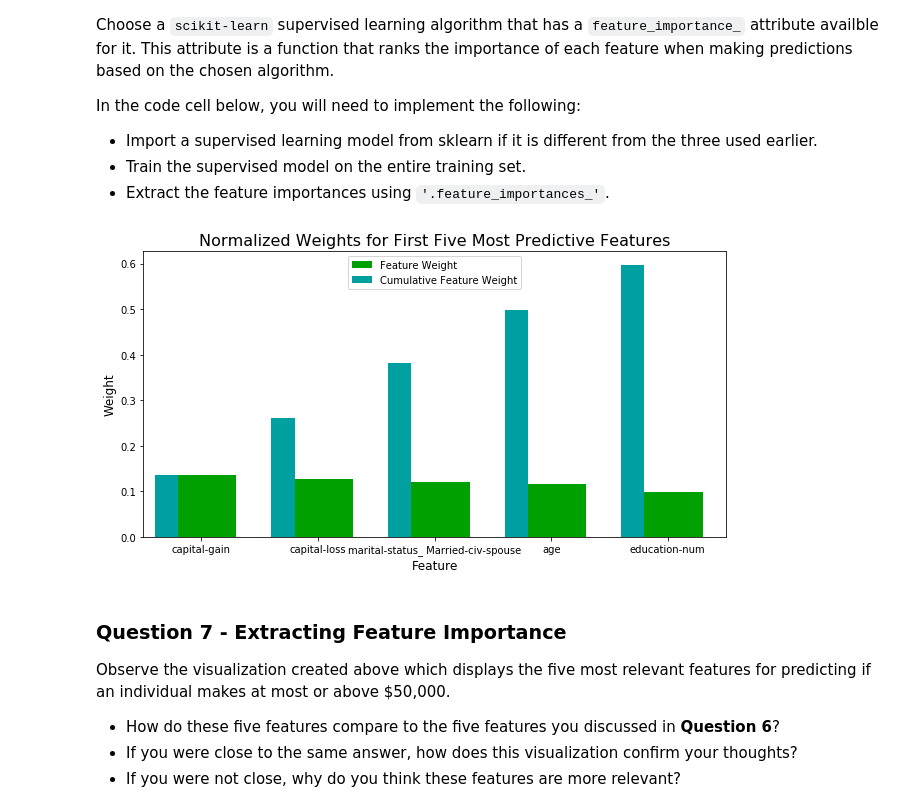
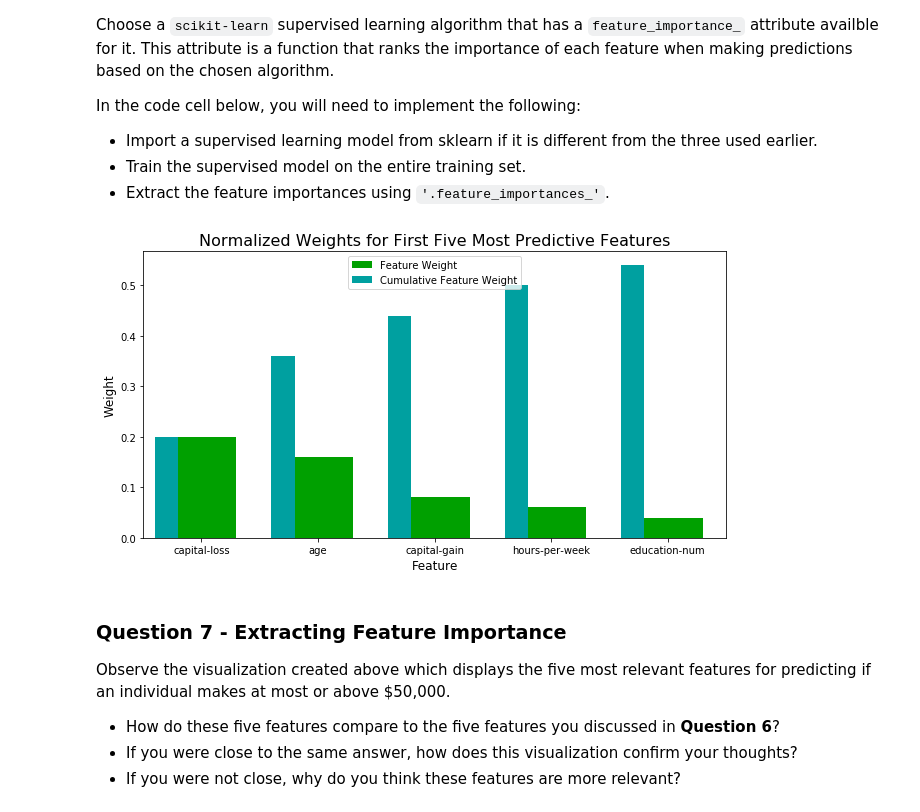
Before and after one commit to wang-zhe/Udacity-Review-Statistics, a Jupyter notebook: finding_donors.ipynb, the cells around one changed output. Cells and saved outputs as stored; diff of their text form; code cells hidden in the pictures.

```diff
--- a/finding_donors.ipynb
+++ b/finding_donors.ipynb
@@ -361,10 +373,8 @@ In the code block below, you will need to implement the following:
    - Make sure that you set the `beta` parameter!
 # %%
 # TODO: Import two metrics from sklearn - fbeta_score and accuracy_score
+from sklearn.metrics import fbeta_score
 from sklearn.metrics import accuracy_score
-from sklearn.metrics import f1_score
-
-from sklearn.metrics import fbeta_score, accuracy_score
 
 def train_predict(learner, sample_size, X_train, y_train, X_test, y_test):
     '''
@@ -381,11 +391,11 @@ def train_predict(learner, sample_size, X_train, y_train, X_test, y_test):
 
     # TODO: Fit the learner to the training data using slicing with 'sample_size' using .fit(training_features[:], training_labels[:])
     start = time() # Get start time
-    learner.fit(X_train[:sample_size],y_train[:sample_size])
+    learner.fit(X_train[:sample_size], y_train[:sample_size])
     end = time() # Get end time
 
     # TODO: Calculate the training time
-    results['train_time'] = end - start
+    results['train_time'] = start - end
 
     # TODO: Get the predictions on the test set(X_test),
     #       then get predictions on the first 300 training samples(X_train) using .predict()
@@ -395,7 +405,7 @@ def train_predict(learner, sample_size, X_train, y_train, X_test, y_test):
     end = time() # Get end time
 
     # TODO: Calculate the total prediction time
-    results['pred_time'] = end - start
+    results['pred_time'] = start - end
 
     # TODO: Compute accuracy on the first 300 training samples which is y_train[:300]
     results['acc_train'] = accuracy_score(y_train[:300], predictions_train)
@@ -404,10 +414,10 @@ def train_predict(learner, sample_size, X_train, y_train, X_test, y_test):
     results['acc_test'] = accuracy_score(y_test, predictions_test)
 
     # TODO: Compute F-score on the the first 300 training samples using fbeta_score()
-    results['f_train'] = fbeta_score(y_train[:300], predictions_train, 0.5)
+    results['f_train'] = fbeta_score(y_train[:300], predictions_train, beta=0.5)
 
     # TODO: Compute F-score on the test set which is y_test
-    results['f_test'] = fbeta_score(y_test, predictions_test, 0.5)
+    results['f_test'] = fbeta_score(y_test, predictions_test, beta=.5)
 
     # Success
     print("{} trained on {} samples.".format(learner.__class__.__name__, sample_size))
@@ -427,22 +437,30 @@ In the code cell, you will need to implement the following:
 **Note:** Depending on which algorithms you chose, the following implementation may take some time to run!
 # %%
 # TODO: Import the three supervised learning models from sklearn
+from sklearn.naive_bayes import GaussianNB
+from sklearn.ensemble import AdaBoostClassifier
 from sklearn.tree import DecisionTreeClassifier
+from sklearn.ensemble import RandomForestClassifier
 from sklearn.svm import SVC
 from sklearn.linear_model import LogisticRegression
+from sklearn.linear_model import SGDClassifier
+from sklearn.ensemble import BaggingClassifier
+from sklearn.ensemble import GradientBoostingClassifier
 
+#
 # TODO: Initialize the three models
-clf_A = SVC(random_state=0)
-clf_B = DecisionTreeClassifier(random_state=0)
-clf_C = LogisticRegression(random_state=0)
+clf_A = SVC(random_state = 50)
+clf_B = RandomForestClassifier(random_state = 50)
+clf_C = AdaBoostClassifier(random_state = 50)
+
 
 # TODO: Calculate the number of samples for 1%, 10%, and 100% of the training data
 # HINT: samples_100 is the entire training set i.e. len(y_train)
 # HINT: samples_10 is 10% of samples_100 (ensure to set the count of the values to be `int` and not `float`)
 # HINT: samples_1 is 1% of samples_100 (ensure to set the count of the values to be `int` and not `float`)
-samples_1 = int(X_train.shape[0]*0.01)
-samples_10 = int(X_train.shape[0]*0.1)
-samples_100 = int(X_train.shape[0])
+samples_100 = y_train.shape[0]
+samples_10 = int(samples_100 * 0.10)
+samples_1 = int(samples_100 * 0.01)
 
 # Collect results on the learners
 results = {}
@@ -611,18 +630,19 @@ In the code cell below, you will need to implement the following:
  - Extract the feature importances using `'.feature_importances_'`.
 # %%
 # TODO: Import a supervised learning model that has 'feature_importances_'
-from sklearn.ensemble import GradientBoostingClassifier
+from sklearn.ensemble import AdaBoostClassifier
 
 # TODO: Train the supervised model on the training set using .fit(X_train, y_train)
-model = GradientBoostingClassifier().fit(X_train, y_train)
+model = AdaBoostClassifier(random_state = 50)
+model.fit(X_train, y_train)
 
 # TODO: Extract the feature importances using .feature_importances_
 importances = model.feature_importances_
 
 # Plot
 vs.feature_plot(importances, X_train, y_train)
 # %% [output]
-[figure, old version]
+[figure, new version]
 # %% [markdown]
 ### Question 7 - Extracting Feature Importance
 
```
Also changed, not shown: parts of 23 cells of this notebook.
